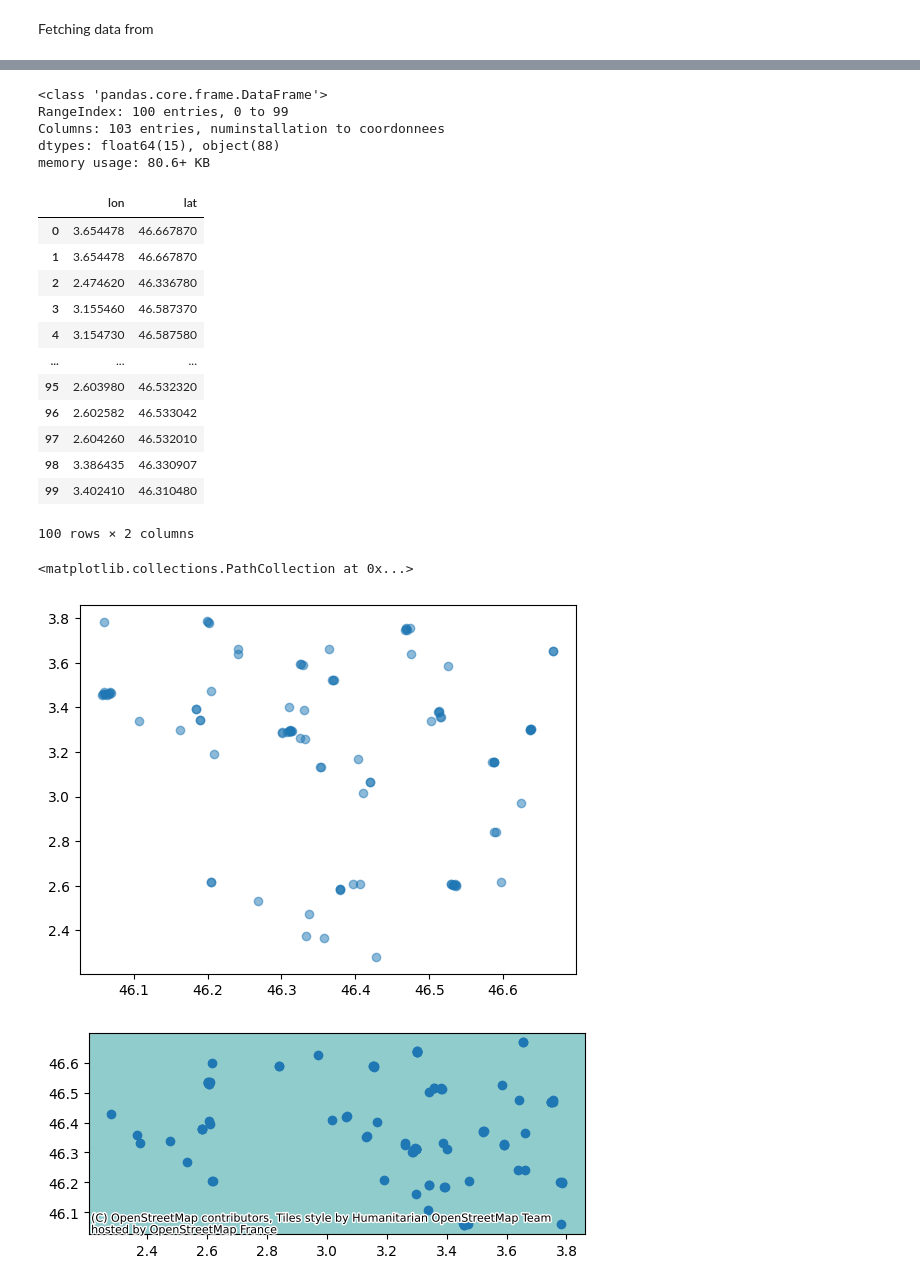
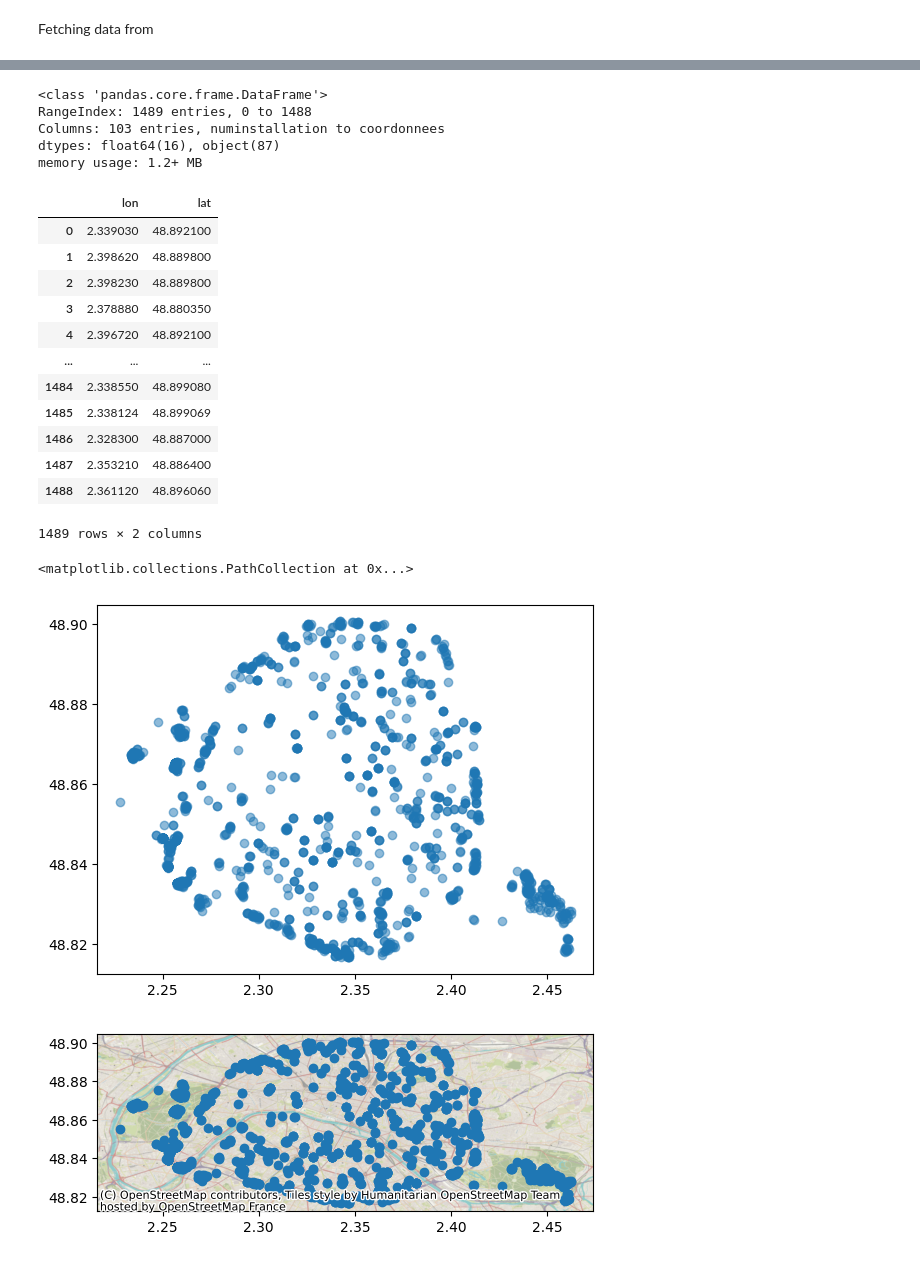
Before and after one commit to pierreantoineviudes/infra_jo_viz, a Jupyter notebook: utils/explore_data.ipynb, the cells around one changed output, grey strips where cells are left out. Cells and saved outputs as stored; diff of their text form; code cells hidden in the pictures.

Commit message:
add points

```diff
--- a/utils/explore_data.ipynb
+++ b/utils/explore_data.ipynb
@@ -5,11 +5,17 @@ dataset = 'data-es'
 base_url = f"https://equipements.sports.gouv.fr/api/explore/v2.1/catalog/datasets/{dataset}/records"
 import requests
 
+params = {
+    'limit': 20,
+    'refine': [
+        'carac159:"Clubs sportifs, comités, ligues, fédérations"',
+        'dep_nom:"Paris"'
+        ],
+}
+
 res = requests.get(
     url=base_url,
-    params={
-        'limit': -1,
-    }
+    params=params
 )
 print('url : ', res.url)
 print('res.headers : ', res.headers)
@@ -23,0 +30,25 @@ content :  {'total_count': 332381, 'results': [{'numinstallation': 'I032450001',
+# %%
+from tqdm import tqdm
+
+# import data multiple times
+d = pd.DataFrame([])
+list_data = []
+for i in tqdm(range(20)):
+    params = {
+        'limit': 100,
+        'refine': [
+            'carac159:"Clubs sportifs, comités, ligues, fédérations"',
+            'dep_nom:"Paris"'
+            ],
+        'offset': i*100,
+    }
+
+    res = requests.get(
+        url=base_url,
+        params=params
+    )
+
+    temp = pd.DataFrame((res.json())['results'])
+    list_data.append(temp)
+# %%
+data = pd.concat(list_data).reset_index(drop=True)
@@ -25,43 +85,44 @@ content :  {'total_count': 332381, 'results': [{'numinstallation': 'I032450001',
 data.info()
 # %% [output]
 <class 'pandas.core.frame.DataFrame'>
-RangeIndex: 100 entries, 0 to 99
+RangeIndex: 1489 entries, 0 to 1488
 Columns: 103 entries, numinstallation to coordonnees
-dtypes: float64(15), object(88)
-memory usage: 80.6+ KB
+dtypes: float64(16), object(87)
+memory usage: 1.2+ MB
 # %%
 coords = pd.json_normalize(data.coordonnees)
 # %%
 coords
 # %% [output]
 |  | lon | lat |
-| 0 | 3.654478 | 46.667870 |
-| 1 | 3.654478 | 46.667870 |
-| 2 | 2.474620 | 46.336780 |
-| 3 | 3.155460 | 46.587370 |
-| 4 | 3.154730 | 46.587580 |
+| 0 | 2.339030 | 48.892100 |
+| 1 | 2.398620 | 48.889800 |
+| 2 | 2.398230 | 48.889800 |
+| 3 | 2.378880 | 48.880350 |
+| 4 | 2.396720 | 48.892100 |
 | ... | ... | ... |
-| 95 | 2.603980 | 46.532320 |
-| 96 | 2.602582 | 46.533042 |
-| 97 | 2.604260 | 46.532010 |
-| 98 | 3.386435 | 46.330907 |
-| 99 | 3.402410 | 46.310480 |
+| 1484 | 2.338550 | 48.899080 |
+| 1485 | 2.338124 | 48.899069 |
+| 1486 | 2.328300 | 48.887000 |
+| 1487 | 2.353210 | 48.886400 |
+| 1488 | 2.361120 | 48.896060 |
-100 rows × 2 columns
+1489 rows × 2 columns
 # %%
 import matplotlib.pyplot as plt
 
-plt.scatter(coords.lat, coords.lon, alpha=0.5)
+plt.scatter(coords.lon, coords.lat, alpha=0.5)
 # %% [output]
 <matplotlib.collections.PathCollection at 0x...>
-[figure, old version]
+[figure, new version]
 # %%
 import geopandas as gpd
 import contextily as cx
 # %%
 ax = gpd.GeoDataFrame(
     data=coords,
-    geometry=gpd.points_from_xy(coords.lon, coords.lat)
+    geometry=gpd.points_from_xy(coords.lon, coords.lat, crs="EPSG:4326"),
+    crs="EPSG:4326"
 ).plot()
-cx.add_basemap(ax)
+cx.add_basemap(ax, crs="EPSG:4326", zoom=14)
 # %% [output]
-[figure, old version]
+[figure, new version]
```
Also changed, not shown: parts of 4 cells of this notebook, 1 other file.
